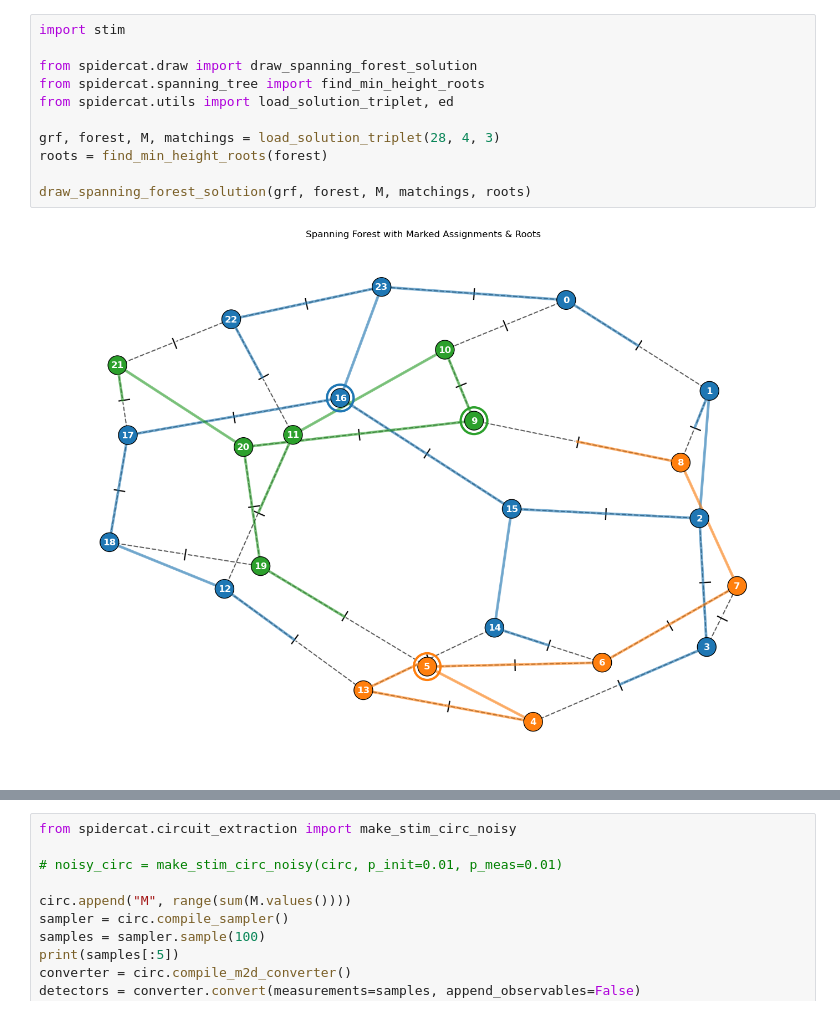
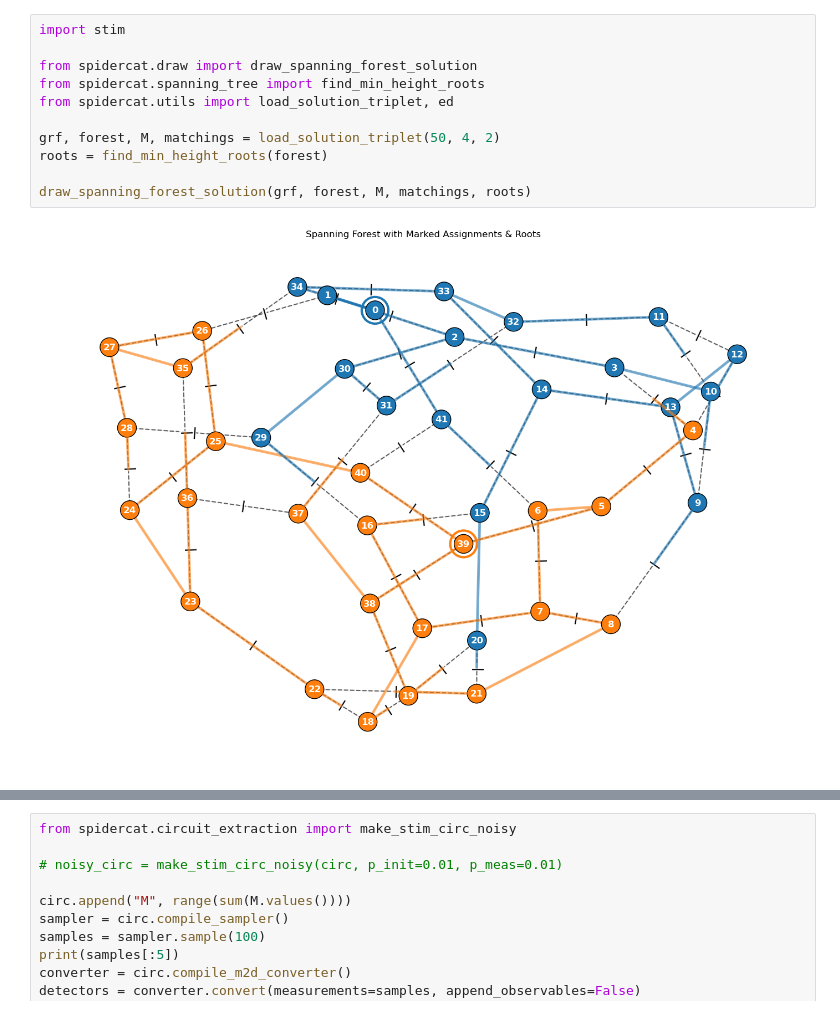
Before and after one commit to boldar99/FT-circuit-synthesis-ZX, a Jupyter notebook: sctatches/test_trees.ipynb, the cells around one changed output, grey strips where cells are left out. Saved outputs shown, nothing was run; the diff lists cells and outputs as text.

```diff
--- a/sctatches/test_trees.ipynb
+++ b/sctatches/test_trees.ipynb
@@ -1,16 +1,16 @@
 # %%
 import stim
 
 from spidercat.draw import draw_spanning_forest_solution
 from spidercat.spanning_tree import find_min_height_roots
 from spidercat.utils import load_solution_triplet, ed
 
-grf, forest, M, matchings = load_solution_triplet(28, 4, 3)
+grf, forest, M, matchings = load_solution_triplet(50, 4, 2)
 roots = find_min_height_roots(forest)
 
 draw_spanning_forest_solution(grf, forest, M, matchings, roots)
 # %% [output]
-[figure, old version]
+[figure, new version]
 # %%
 from spidercat.circuit_extraction import extract_circuit_rooted
 
```
Also changed, not shown: parts of 1 cell of this notebook, 12 other files.
